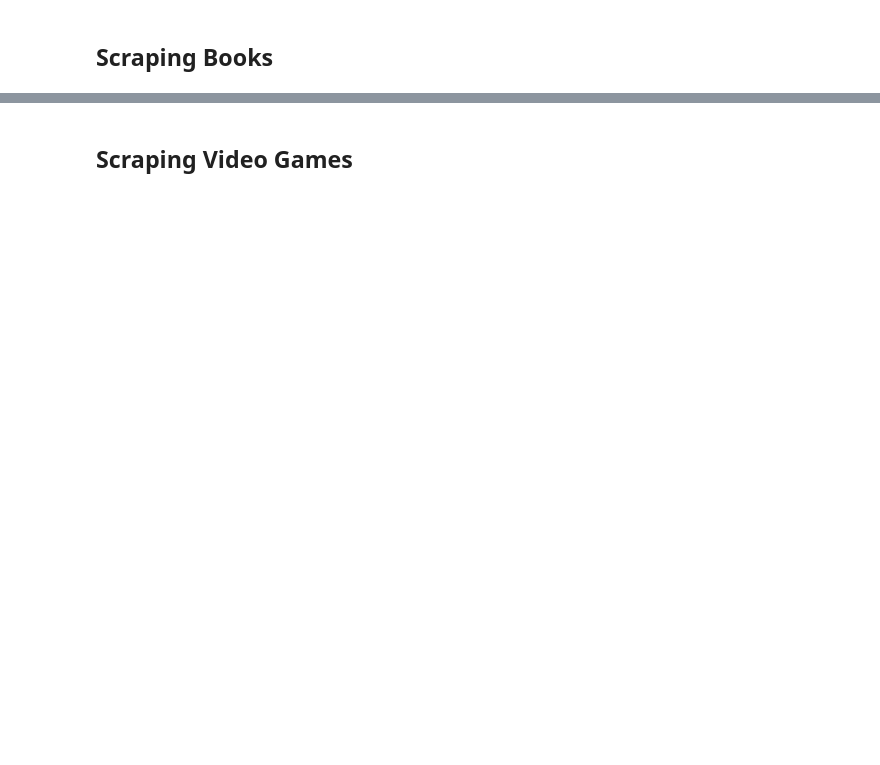
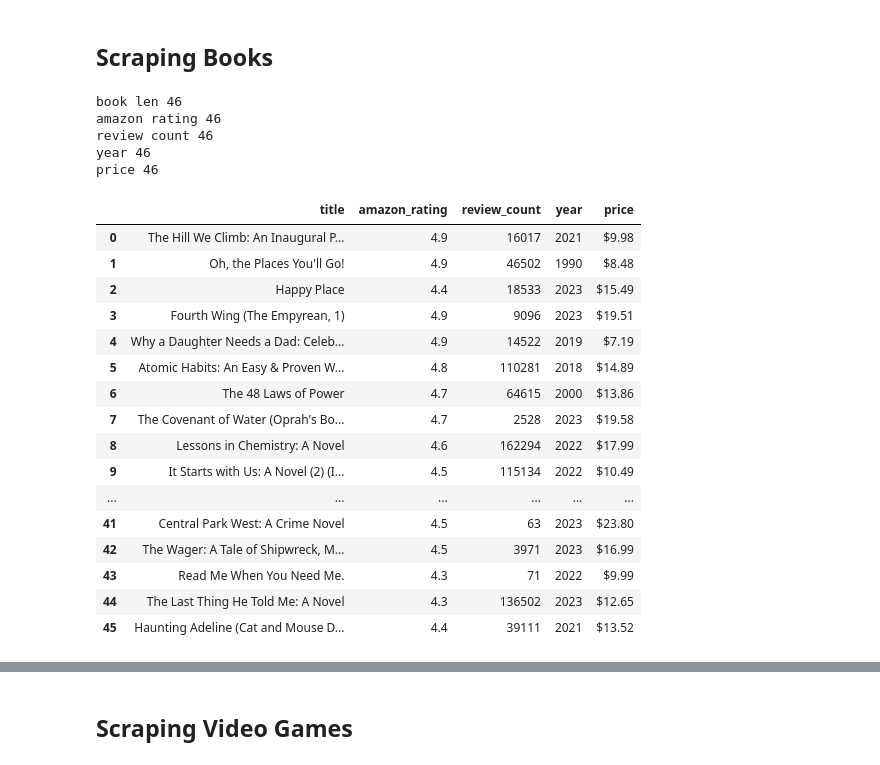
Before and after one commit to lanewhitmore/ads-509-final, a Jupyter notebook: finalproj.ipynb, the cells around one changed output, grey strips where cells are left out. Cells and saved outputs as stored; diff of their text form; code cells hidden in the pictures; blank space fills up the shorter version.

```diff
--- a/finalproj.ipynb
+++ b/finalproj.ipynb
@@ -189,2 +260,2 @@ For some reason Amazon will list the same movie twice and list movies without re
 # %%
-b_prod, b_review = scrape(b_url)
+b_prod, b_review, b_title = book_scrape(b_url)
@@ -190,0 +280,4 @@ b_prod, b_review = scrape(b_url)
+# %%
+tmp = pd.DataFrame({'title': b_title, 'hrefs': b_prod})
+b_df = pd.concat([tmp[~tmp['title'].isin(['Spider-Man: Across the Spider-Verse: The Art of the Movie','Iron Flame (The Empyrean, 2)','The Five-Star Weekend',"The Legend of Zelda™: Tears of the Kingdom – The Complete Official Guide: Collector's Edition"])].reset_index(drop = True), pd.DataFrame({'rhrefs': b_review})], axis = 1)
+b_df.drop_duplicates(subset='title', inplace=True)
@@ -617,0 +772,28 @@ def scrape_b_reviews(list_urls):
+# %%
+book_details = scrape_book_details(b_df['hrefs'])
+# %% [output]
+book len 46
+amazon rating 46
+review count 46
+year 46
+price 46
+# %%
+book_details
+# %% [output]
+|  | title | amazon_rating | review_count | year | price |
+| 0 | The Hill We Climb: An Inaugural P... | 4.9 | 16017 | 2021 | $9.98 |
+| 1 | Oh, the Places You'll Go! | 4.9 | 46502 | 1990 | $8.48 |
+| 2 | Happy Place | 4.4 | 18533 | 2023 | $15.49 |
+| 3 | Fourth Wing (The Empyrean, 1) | 4.9 | 9096 | 2023 | $19.51 |
+| 4 | Why a Daughter Needs a Dad: Celeb... | 4.9 | 14522 | 2019 | $7.19 |
+| 5 | Atomic Habits: An Easy & Proven W... | 4.8 | 110281 | 2018 | $14.89 |
+| 6 | The 48 Laws of Power | 4.7 | 64615 | 2000 | $13.86 |
+| 7 | The Covenant of Water (Oprah's Bo... | 4.7 | 2528 | 2023 | $19.58 |
+| 8 | Lessons in Chemistry: A Novel | 4.6 | 162294 | 2022 | $17.99 |
+| 9 | It Starts with Us: A Novel (2) (I... | 4.5 | 115134 | 2022 | $10.49 |
+| ... | ... | ... | ... | ... | ... |
+| 41 | Central Park West: A Crime Novel | 4.5 | 63 | 2023 | $23.80 |
+| 42 | The Wager: A Tale of Shipwreck, M... | 4.5 | 3971 | 2023 | $16.99 |
+| 43 | Read Me When You Need Me. | 4.3 | 71 | 2022 | $9.99 |
+| 44 | The Last Thing He Told Me: A Novel | 4.3 | 136502 | 2023 | $12.65 |
+| 45 | Haunting Adeline (Cat and Mouse D... | 4.4 | 39111 | 2021 | $13.52 |
```
Also changed, not shown: parts of 11 cells of this notebook.
